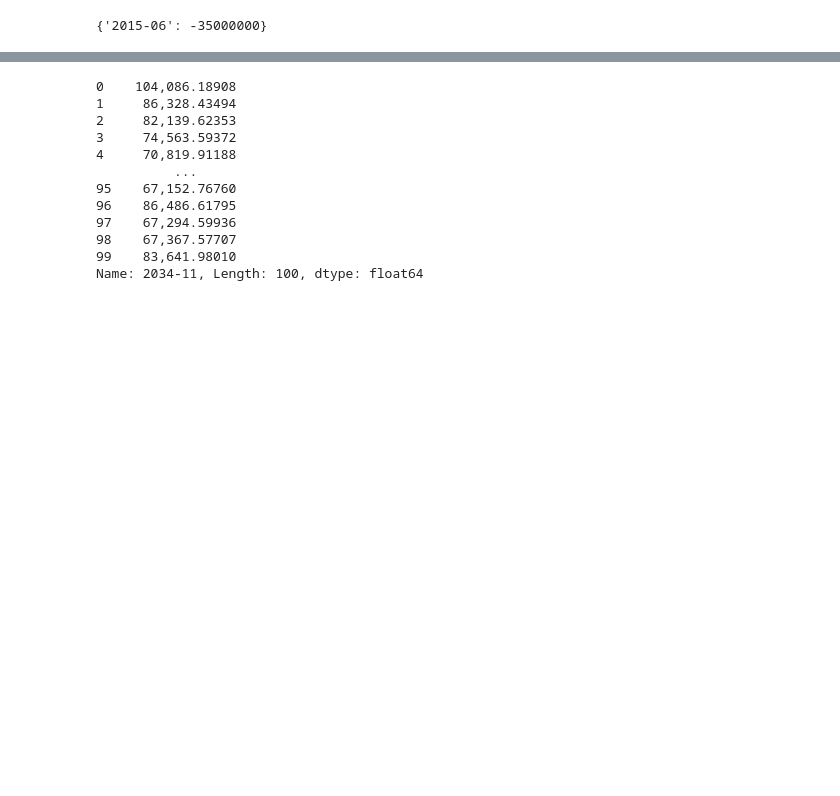
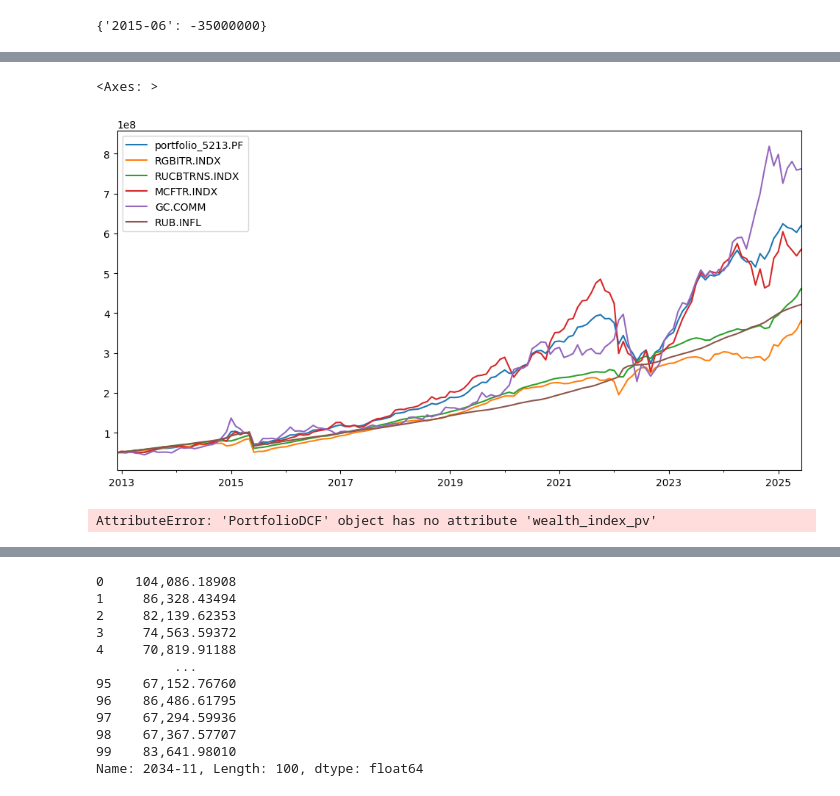
Before and after one commit to mbk-dev/okama, a Jupyter notebook: main_notebook.ipynb, the cells around one changed output, grey strips where cells are left out. Drawn from its saved outputs; the diff is of its cells as text; code cells hidden in the pictures; blank space fills up the shorter version.

```diff
--- a/main_notebook.ipynb
+++ b/main_notebook.ipynb
@@ -125,3 +126,12 @@ df.resample("Y").sum().plot(kind="bar")
+# %%
+pf.dcf.wealth_index_fv_with_assets.plot()
+# %% [output]
+<Axes: >
+[figure, added]
+# %%
+pf.dcf.wealth_index_pv.plot()
+# %% [output]
+AttributeError: 'PortfolioDCF' object has no attribute 'wealth_index_pv'
 # %%
 pf.dcf.set_mc_parameters(distribution="norm", period=15, number=100)  # Normal distribution (or Gaussian distribution)
 # %%
```
Also changed, not shown: parts of 20 cells of this notebook, 6 other files.
